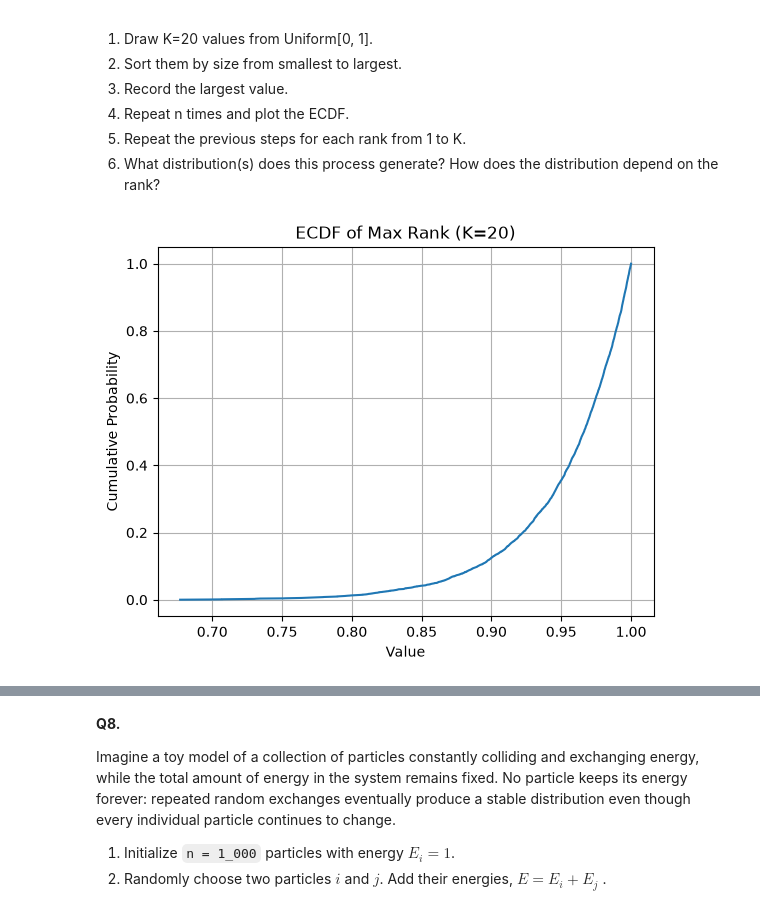
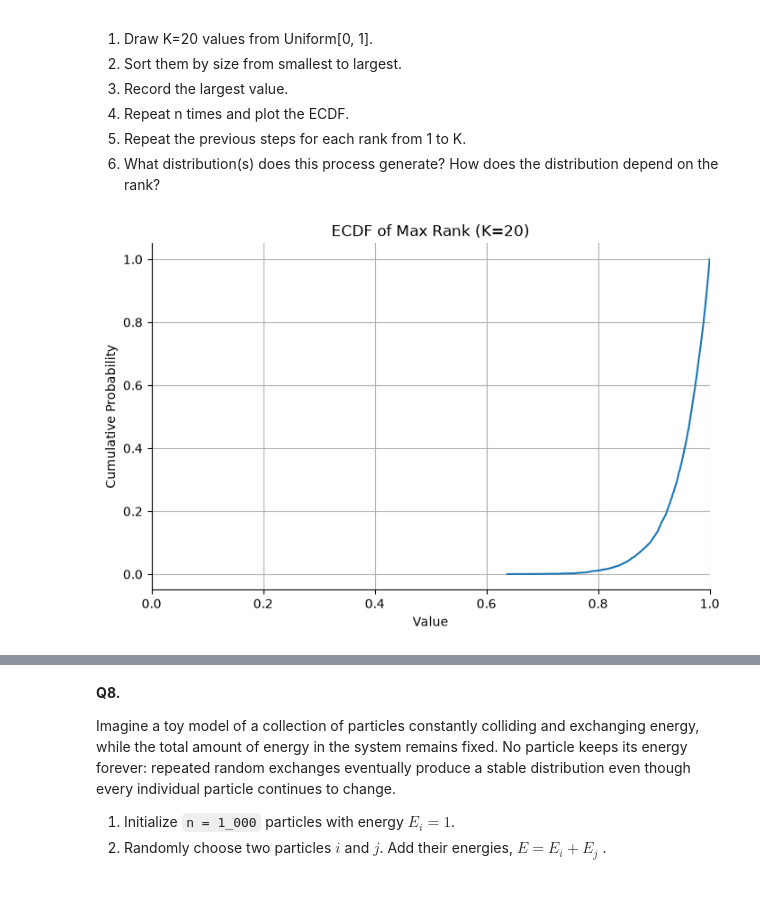
Before and after one commit to sjh-6161/DS-5030-Labs, a Jupyter notebook: Lab 4/lab4.ipynb, the cells around one changed output, grey strips where cells are left out. Cells and saved outputs as stored; diff of their text form; code cells hidden in the pictures.

```diff
--- a/Lab 4/lab4.ipynb
+++ b/Lab 4/lab4.ipynb
@@ -39,0 +53,6 @@ The curve follows a normal distribution's CDF, having the classic S-shape and is
+# %%
+rng = np.random.default_rng(20260717)
+
+plt.rcParams["figure.figsize"] = (8, 5)
+plt.rcParams["axes.spines.top"] = False
+plt.rcParams["axes.spines.right"] = False
@@ -52,21 +189,22 @@ each year, but be working with a dataset about storms in general over 25 or 50 y
 # %%
 K = 20
 n = 5000
 values = []
 
 for _ in range(n):
     draws = np.random.rand(K)
     draws = np.sort(draws)
     value = draws[-1]
     values.append(value)
 
 ecdf = ECDF(values)
 
 plt.plot(ecdf.x, ecdf.y, label='Simulated ECDF')
 plt.xlabel('Value')
 plt.ylabel('Cumulative Probability')
 plt.title('ECDF of Max Rank (K=20)')
+plt.xlim((0, 1))
 plt.grid(True)
 plt.show()
 # %% [output]
-[figure, old version]
+[figure, new version]
```
Also changed, not shown: parts of 19 cells of this notebook.
